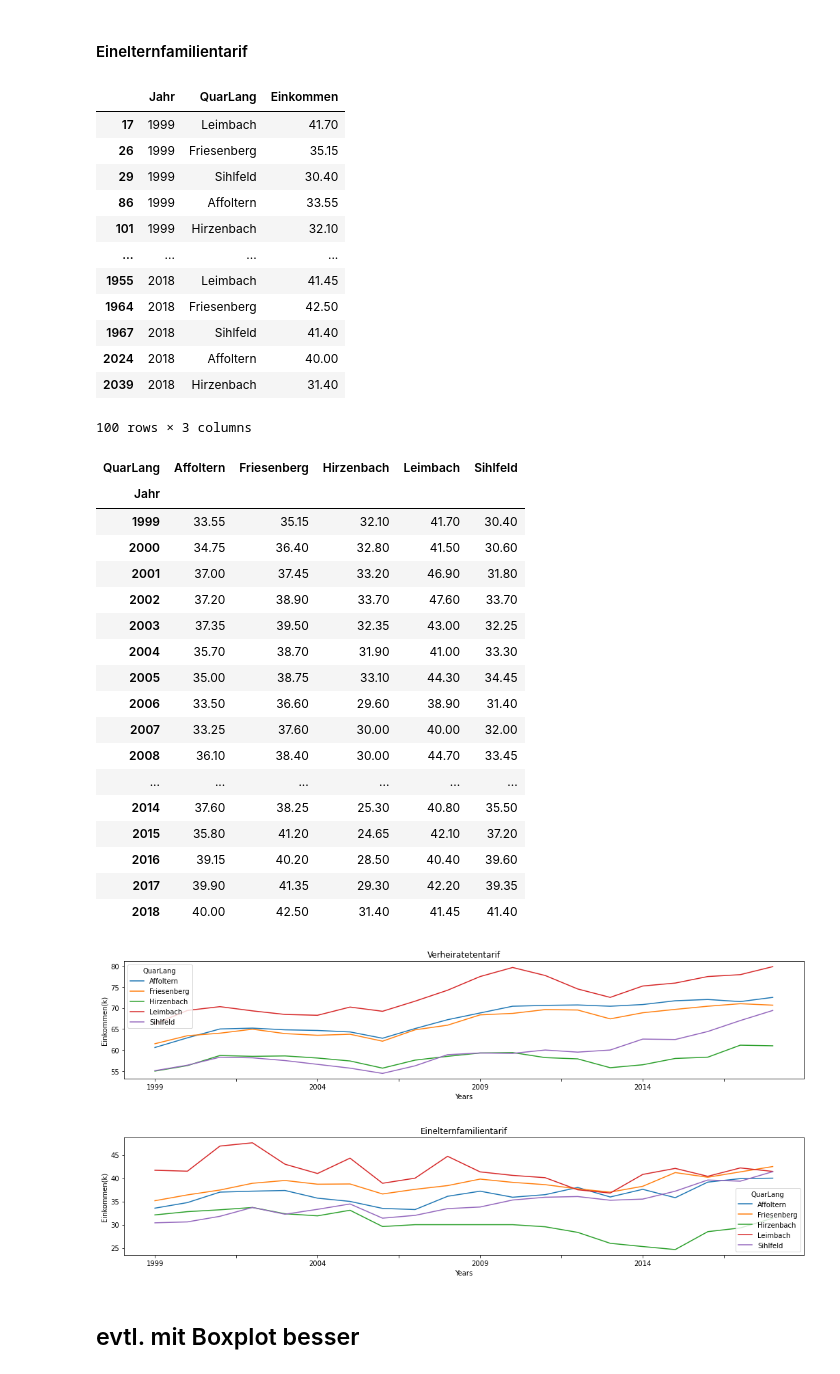
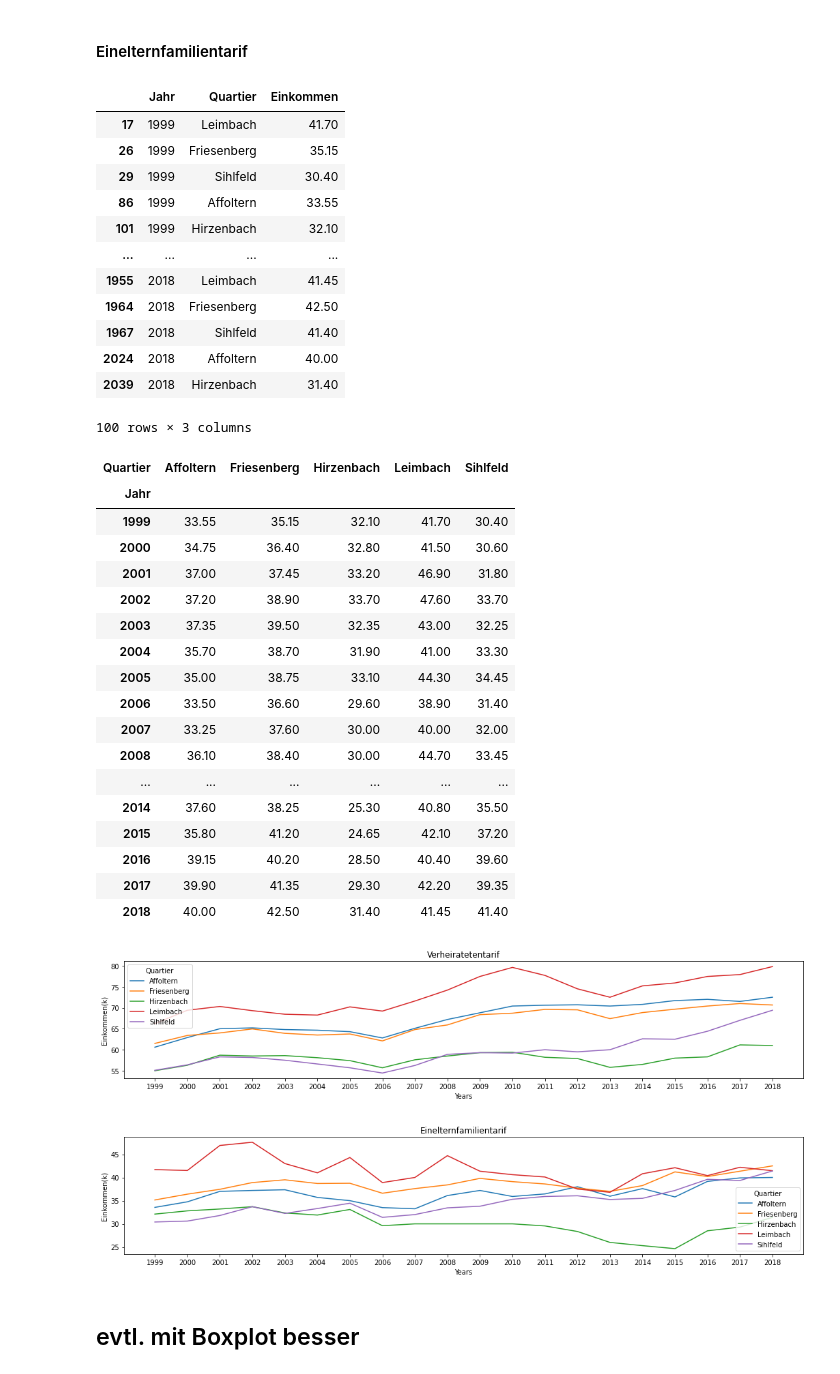
Before and after one commit to EbruDulak/CAS-INFE-21.12-Scripting-Project, a Jupyter notebook: ScriptingKitaProject.ipynb, the cells around one changed output. Saved outputs shown, nothing was run; the diff lists cells and outputs as text; code cells hidden in the pictures.

```diff
--- a/ScriptingKitaProject.ipynb
+++ b/ScriptingKitaProject.ipynb
@@ -880,5 +819,6 @@ df_income_sel.head()
 # %%
 df_income_sel.head()
 df_income_sel_verh = df_income_sel.loc[df_income_sel['SteuerTarifSort']==1, ['Jahr','QuarLang','Einkommen']]
+df_income_sel_verh.rename(columns={'QuarLang':'Quartier'}, inplace=True)
 df_income_sel_verh
 # %% [output]
@@ -896,6 +836,6 @@ df_income_sel_verh
 | 2038 | 2018 | Hirzenbach | 61.00 |
 100 rows × 3 columns
 # %%
-df_income_sel_verh_pivot = df_income_sel_verh.pivot(index='Jahr', columns='QuarLang', values='Einkommen')
+df_income_sel_verh_pivot = df_income_sel_verh.pivot(index='Jahr', columns='Quartier', values='Einkommen')
 df_income_sel_verh_pivot
 # %% [output]
@@ -922,9 +862,10 @@ df_income_sel_verh_pivot
 # %%
 df_income_sel.head()
 df_income_sel_einf = df_income_sel.loc[df_income_sel['SteuerTarifSort']==2, ['Jahr','QuarLang','Einkommen']]
+df_income_sel_einf.rename(columns={'QuarLang':'Quartier'}, inplace=True)
 df_income_sel_einf
 # %% [output]
-|  | Jahr | QuarLang | Einkommen |
+|  | Jahr | Quartier | Einkommen |
 | 17 | 1999 | Leimbach | 41.70 |
 | 26 | 1999 | Friesenberg | 35.15 |
 | 29 | 1999 | Sihlfeld | 30.40 |
@@ -938,10 +879,10 @@ df_income_sel_einf
 | 2039 | 2018 | Hirzenbach | 31.40 |
 100 rows × 3 columns
 # %%
-df_income_sel_einf_pivot = df_income_sel_einf.pivot(index='Jahr', columns='QuarLang', values='Einkommen')
+df_income_sel_einf_pivot = df_income_sel_einf.pivot(index='Jahr', columns='Quartier', values='Einkommen')
 df_income_sel_einf_pivot
 # %% [output]
-| QuarLang | Affoltern | Friesenberg | Hirzenbach | Leimbach | Sihlfeld |
+| Quartier | Affoltern | Friesenberg | Hirzenbach | Leimbach | Sihlfeld |
 | Jahr |  |  |  |  |  |
 | 1999 | 33.55 | 35.15 | 32.10 | 41.70 | 30.40 |
 | 2000 | 34.75 | 36.40 | 32.80 | 41.50 | 30.60 |
@@ -964,30 +905,30 @@ df_income_sel_einf_pivot
 # %%
 fig = plt.figure() # create figure
 
 ax0 = fig.add_subplot(2, 1, 1) # add subplot 1
 ax1 = fig.add_subplot(2, 1, 2) # add subplot 2
 
 fig.tight_layout()
 
 # Subplot 1: Verheiratetentarif
-df_income_sel_verh_pivot.index = map(str, df_income_sel_verh_pivot.index)
 df_income_sel_verh_pivot.plot(kind='line', figsize=(16, 7), ax=ax0) # add to subplot 1
 ax0.set_title('Verheiratetentarif')
 ax0.set_xlabel('Years')
 ax0.set_ylabel('Einkommen(k)')
+ax0.set_xticks(range(1999, 2019))
 
 # Subplot 2: Einelternfamilientarif
-df_income_sel_einf_pivot.index = list(map(str, range(1999, 2019)))
 df_income_sel_einf_pivot.plot(kind='line', figsize=(16, 7), ax=ax1) # add to subplot 2
 ax1.set_title('Einelternfamilientarif')
 ax1.set_xlabel('Years')
 ax1.set_ylabel('Einkommen(k)')
+ax1.set_xticks(range(1999, 2019))
 
 fig.subplots_adjust(hspace=0.5)
 
 plt.show()
 # %% [output]
-[figure, old version]
+[figure, new version]
 # %% [markdown]
 ## evtl. mit Boxplot besser
 # %%
```
Also changed, not shown: parts of 36 cells of this notebook, 4 other files.
